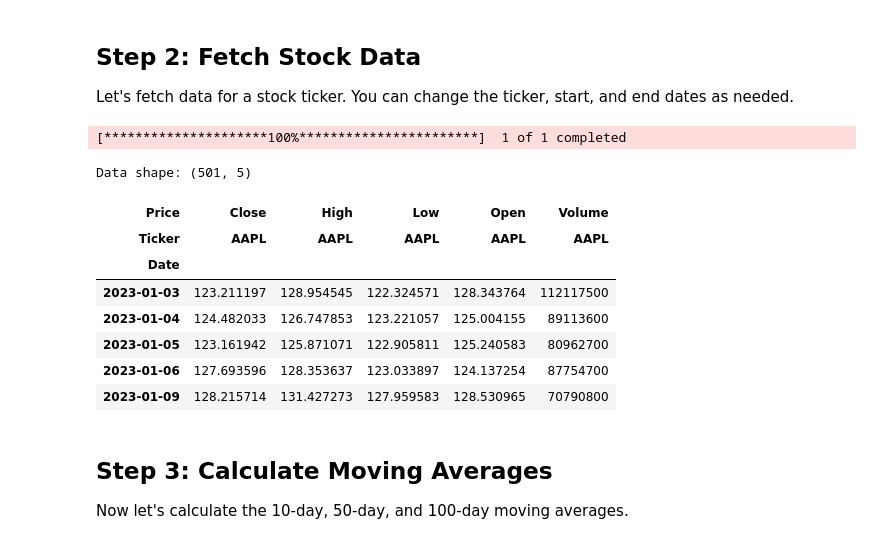
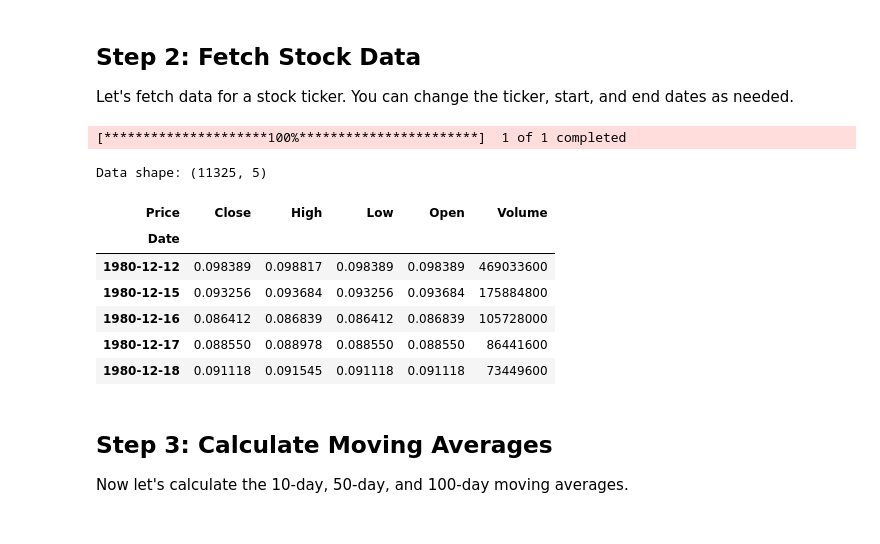
Before and after one commit to pardisattar/coding-project-market-pulse, a Jupyter notebook: notebooks/main.ipynb, the cells around one changed output. Cells and saved outputs as stored; diff of their text form; code cells hidden in the pictures.

```diff
--- a/notebooks/main.ipynb
+++ b/notebooks/main.ipynb
@@ -20,23 +20,20 @@ from src.utils import get_stock_data, calculate_moving_averages, plot_price_with
 Let's fetch data for a stock ticker. You can change the ticker, start, and end dates as needed.
 # %%
 ticker = 'AAPL'
-start_date = '2023-01-01'
-end_date = '2024-12-31'
 
-df = get_stock_data(ticker, start_date, end_date)
+df = get_stock_data(ticker, period='max', interval='1d')
 print(f"Data shape: {df.shape}")
 df.head()
 # %% [output]
 [*********************100%***********************]  1 of 1 completed
-Data shape: (501, 5)
+Data shape: (11325, 5)
 | Price | Close | High | Low | Open | Volume |
-| Ticker | AAPL | AAPL | AAPL | AAPL | AAPL |
 | Date |  |  |  |  |  |
-| 2023-01-03 | 123.211197 | 128.954545 | 122.324571 | 128.343764 | 112117500 |
-| 2023-01-04 | 124.482033 | 126.747853 | 123.221057 | 125.004155 | 89113600 |
-| 2023-01-05 | 123.161942 | 125.871071 | 122.905811 | 125.240583 | 80962700 |
-| 2023-01-06 | 127.693596 | 128.353637 | 123.033897 | 124.137254 | 87754700 |
-| 2023-01-09 | 128.215714 | 131.427273 | 127.959583 | 128.530965 | 70790800 |
+| 1980-12-12 | 0.098389 | 0.098817 | 0.098389 | 0.098389 | 469033600 |
+| 1980-12-15 | 0.093256 | 0.093684 | 0.093256 | 0.093684 | 175884800 |
+| 1980-12-16 | 0.086412 | 0.086839 | 0.086412 | 0.086839 | 105728000 |
+| 1980-12-17 | 0.088550 | 0.088978 | 0.088550 | 0.088550 | 86441600 |
+| 1980-12-18 | 0.091118 | 0.091545 | 0.091118 | 0.091118 | 73449600 |
 # %% [markdown]
 ## Step 3: Calculate Moving Averages
 
```
Also changed, not shown: parts of 2 cells of this notebook.
